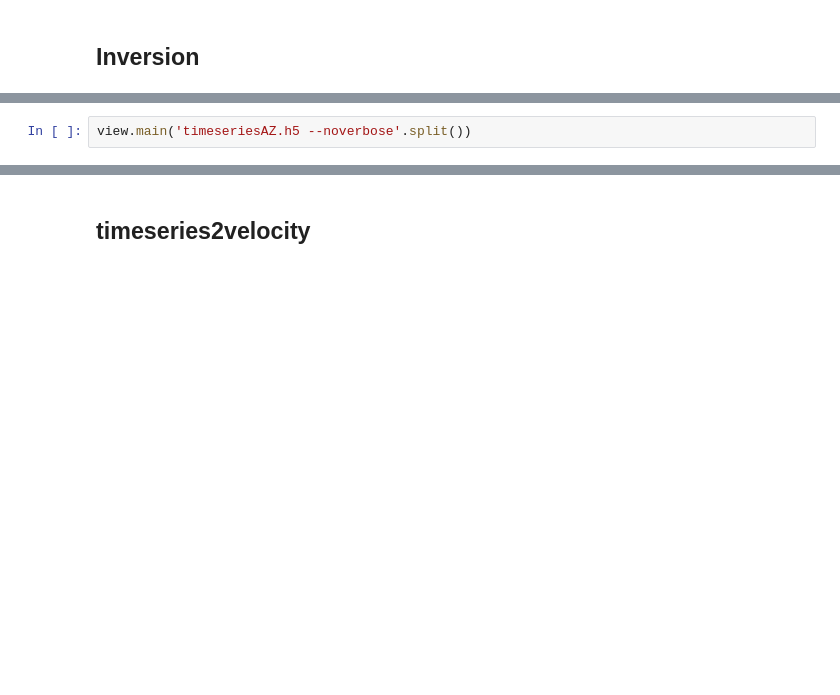
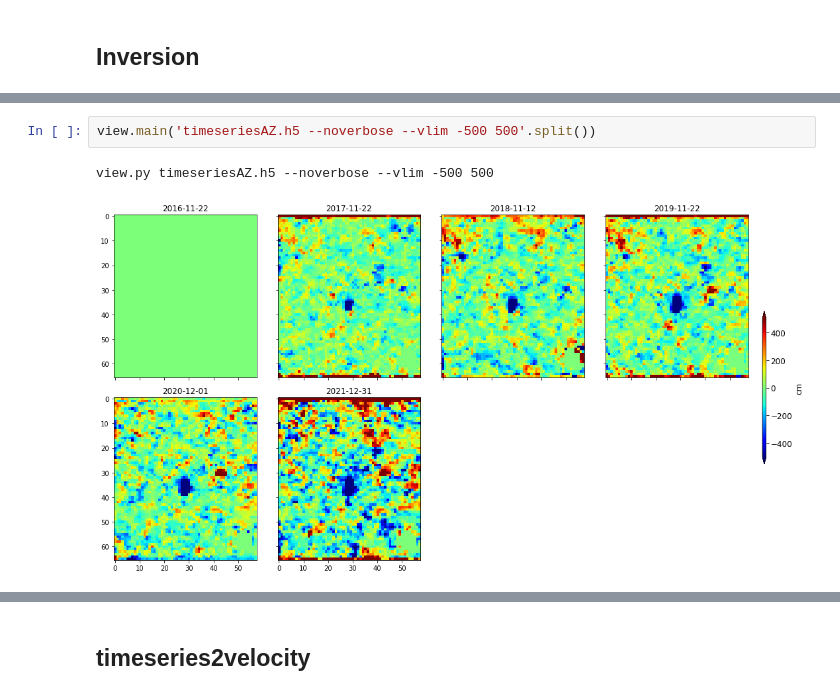
Before and after one commit to forrestfwilliams/pixeloffset_mintpy, a Jupyter notebook: mintpy.ipynb, the cells around one changed output, grey strips where cells are left out. Drawn from its saved outputs; the diff is of its cells as text; blank space fills up the shorter version.

```diff
--- a/mintpy.ipynb
+++ b/mintpy.ipynb
@@ -52,3 +98,6 @@ view.main('inputs/ifgramStack.h5 rangeOffset --noverbose'.split())
 # %%
-view.main('timeseriesAZ.h5 --noverbose'.split())
+view.main('timeseriesAZ.h5 --noverbose --vlim -500 500'.split())
+# %% [output]
+view.py timeseriesAZ.h5 --noverbose --vlim -500 500
+[figure, added]
 # %%
```
Also changed, not shown: parts of 22 cells of this notebook, 2 other files.
